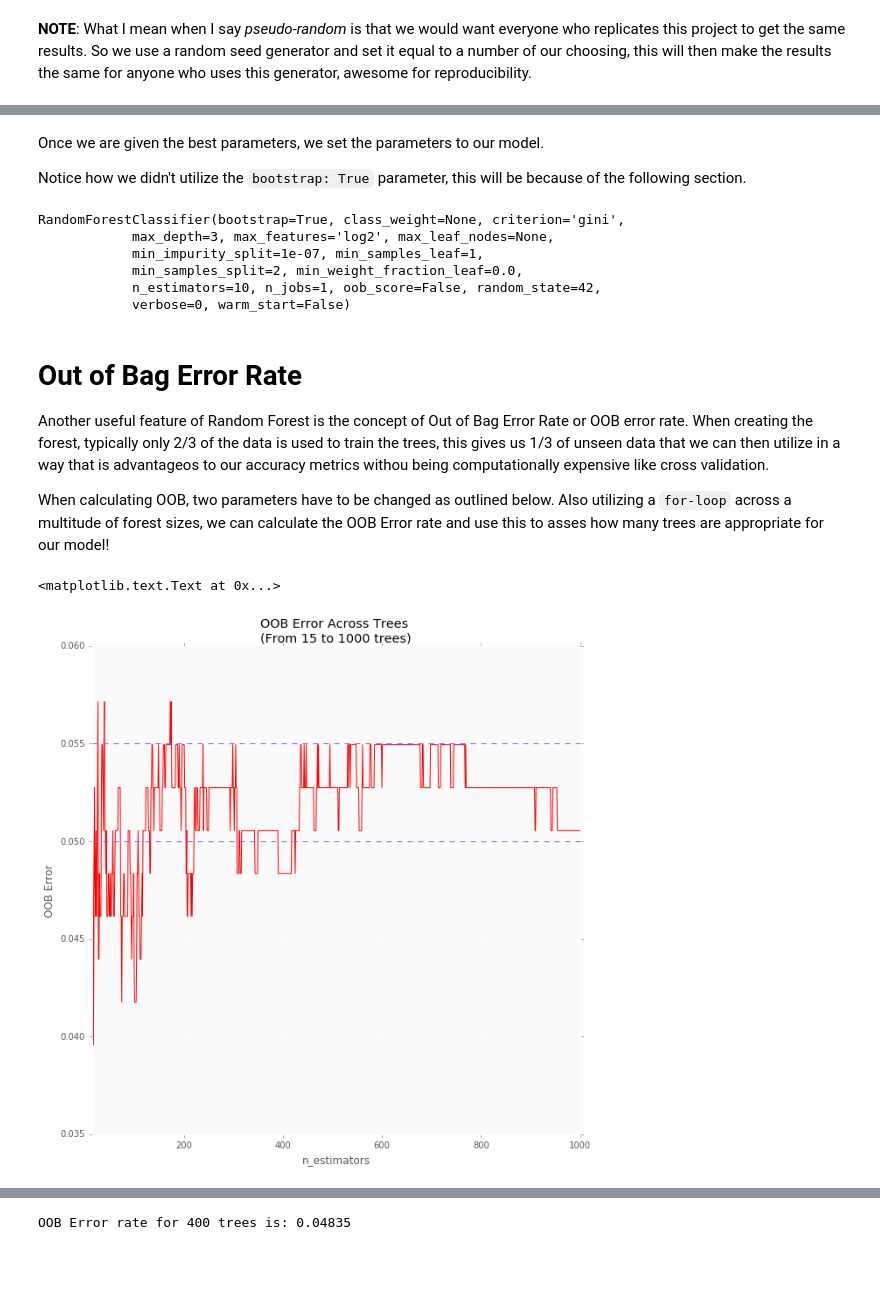
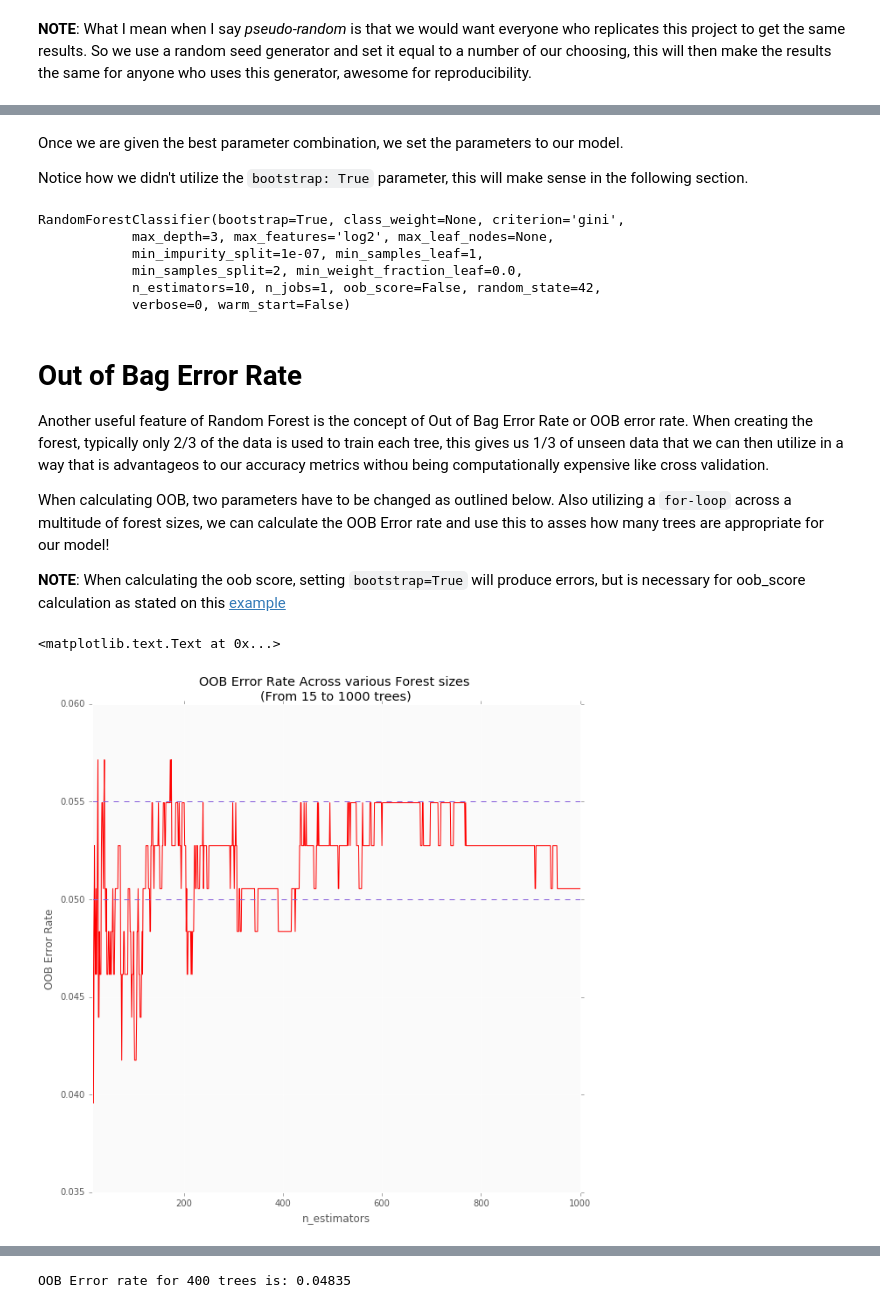
Before and after one commit to raviolli77/machineLearning_breastCancer_Python, a Jupyter notebook: notebooks/random_forest.ipynb, the cells around one changed output, grey strips where cells are left out. Saved outputs shown, nothing was run; the diff lists cells and outputs as text; code cells hidden in the pictures; blank space fills up the shorter version.

```diff
--- a/notebooks/random_forest.ipynb
+++ b/notebooks/random_forest.ipynb
@@ -307,7 +307,7 @@ Time taken in grid search:  9.71
 # %% [markdown]
-Once we are given the best parameters, we set the parameters to our model.
+Once we are given the best parameter combination, we set the parameters to our model.
 
-Notice how we didn't utilize the `bootstrap: True` parameter, this will be because of the following section.
+Notice how we didn't utilize the `bootstrap: True` parameter, this will make sense in the following section.
 # %%
 # Set best parameters given by grid search
 fit_rf.set_params(criterion = 'gini',
@@ -323,11 +323,13 @@ RandomForestClassifier(bootstrap=True, class_weight=None, criterion='gini',
 # %% [markdown]
 # Out of Bag Error Rate
 
-Another useful feature of Random Forest is the concept of Out of Bag Error Rate or OOB error rate. When creating the forest, typically only 2/3 of the data is used to train the trees, this gives us 1/3 of unseen data that we can then utilize in a way that is advantageos to our accuracy metrics withou being computationally expensive like cross validation.
+Another useful feature of Random Forest is the concept of Out of Bag Error Rate or OOB error rate. When creating the forest, typically only 2/3 of the data is used to train each tree, this gives us 1/3 of unseen data that we can then utilize in a way that is advantageos to our accuracy metrics withou being computationally expensive like cross validation.
 
 When calculating OOB, two parameters have to be changed as outlined below. Also utilizing a `for-loop` across a multitude of forest sizes, we can calculate the OOB Error rate and use this to asses how many trees are appropriate for our model!
+
+**NOTE**: When calculating the oob score, setting `bootstrap=True` will produce errors, but is necessary for oob_score calculation as stated on this [example](http://scikit-learn.org/stable/auto_examples/ensemble/plot_ensemble_oob.html)
 # %%
-fit_rf.set_params(warm_start=True,
+For the original analysis I compared *Kth Nearest Neighbor*, *Random Forest*, and *Neural Networks*, so most of the analysis was done to compare across different models. fit_rf.set_params(warm_start=True,
                   oob_score=True)
 
 min_estimators = 15
@@ -347,20 +349,20 @@ oob_series = pd.Series(error_rate)
 # %%
 fig, ax = plt.subplots(figsize=(10, 10))
 
 ax.set_axis_bgcolor('#fafafa')
 
 oob_series.plot(kind='line',
                 color = 'red')
 plt.axhline(0.055,
             color='#875FDB',
            linestyle='--')
 plt.axhline(0.05,
             color='#875FDB',
            linestyle='--')
 plt.xlabel('n_estimators')
-plt.ylabel('OOB Error')
-plt.title('OOB Error Across Trees \n(From 15 to 1000 trees)')
+plt.ylabel('OOB Error Rate')
+plt.title('OOB Error Rate Across various Forest sizes \n(From 15 to 1000 trees)')
 # %% [output]
 <matplotlib.text.Text at 0x...>
-[figure, old version]
+[figure, new version]
 # %% [markdown]
```
Also changed, not shown: parts of 13 cells of this notebook, 3 other files.
